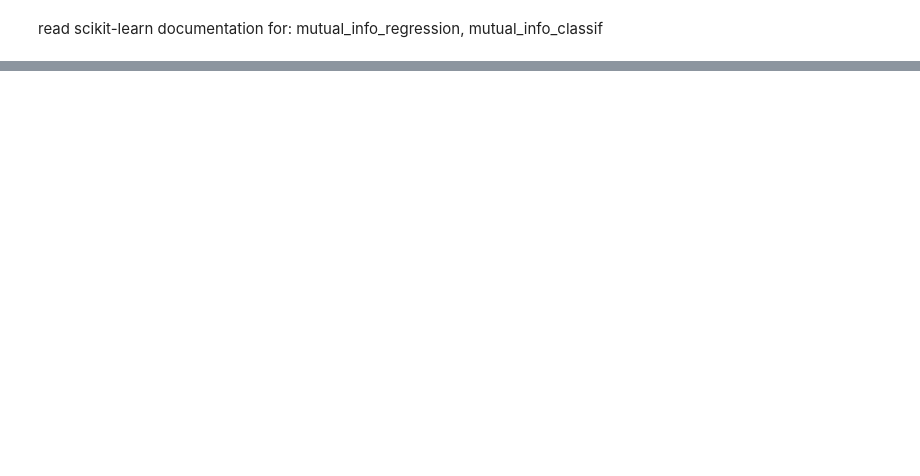
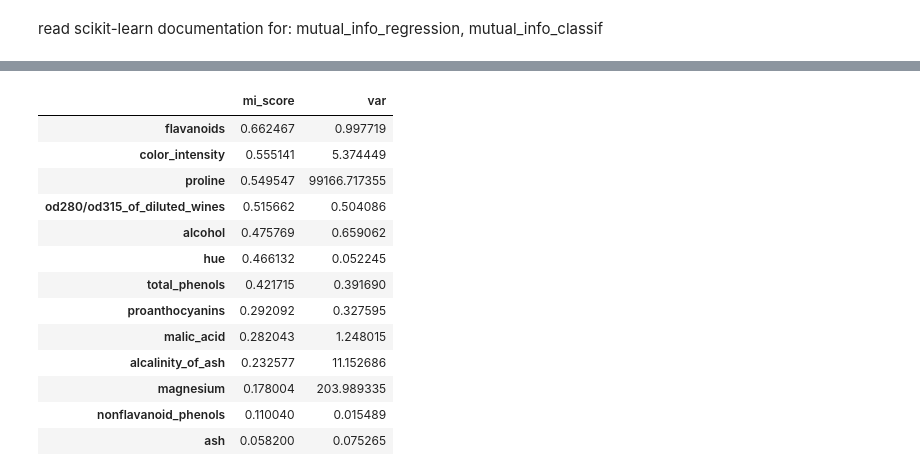
Before and after one commit to Erfan-Taherirani/Personal_ML_Notes, a Jupyter notebook: EDA/feature_engineering/feature_selection/filter_based_methods.ipynb, the cells around one changed output, grey strips where cells are left out. Cells and saved outputs as stored; diff of their text form; code cells hidden in the pictures; blank space fills up the shorter version.

```diff
--- a/EDA/feature_engineering/feature_selection/filter_based_methods.ipynb
+++ b/EDA/feature_engineering/feature_selection/filter_based_methods.ipynb
@@ -173,0 +212,28 @@ read scikit-learn documentation for: mutual_info_regression, mutual_info_classif
+# %%
+X, y = wine_data.data, wine_data.target
+
+mi_score_clf = mutual_info_classif(X, y)
+pd.concat(
+    [
+        pd.DataFrame(
+			mi_score_clf, index=wine_data.feature_names, columns=['mi_score']
+		).sort_values(by="mi_score", ascending=False),
+        pd.Series(wine.drop("target", axis=1).var(), name="var")
+	],
+    axis=1
+)
+# %% [output]
+|  | mi_score | var |
+| flavanoids | 0.662467 | 0.997719 |
+| color_intensity | 0.555141 | 5.374449 |
+| proline | 0.549547 | 99166.717355 |
+| od280/od315_of_diluted_wines | 0.515662 | 0.504086 |
+| alcohol | 0.475769 | 0.659062 |
+| hue | 0.466132 | 0.052245 |
+| total_phenols | 0.421715 | 0.391690 |
+| proanthocyanins | 0.292092 | 0.327595 |
+| malic_acid | 0.282043 | 1.248015 |
+| alcalinity_of_ash | 0.232577 | 11.152686 |
+| magnesium | 0.178004 | 203.989335 |
+| nonflavanoid_phenols | 0.110040 | 0.015489 |
+| ash | 0.058200 | 0.075265 |
```
Also changed, not shown: parts of 21 cells of this notebook, 3 other files.
